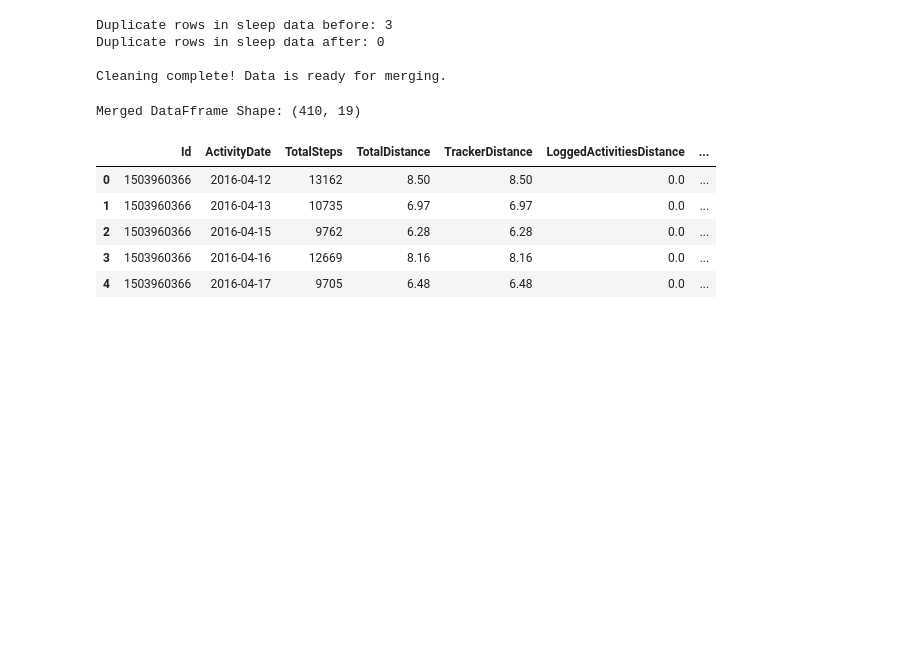
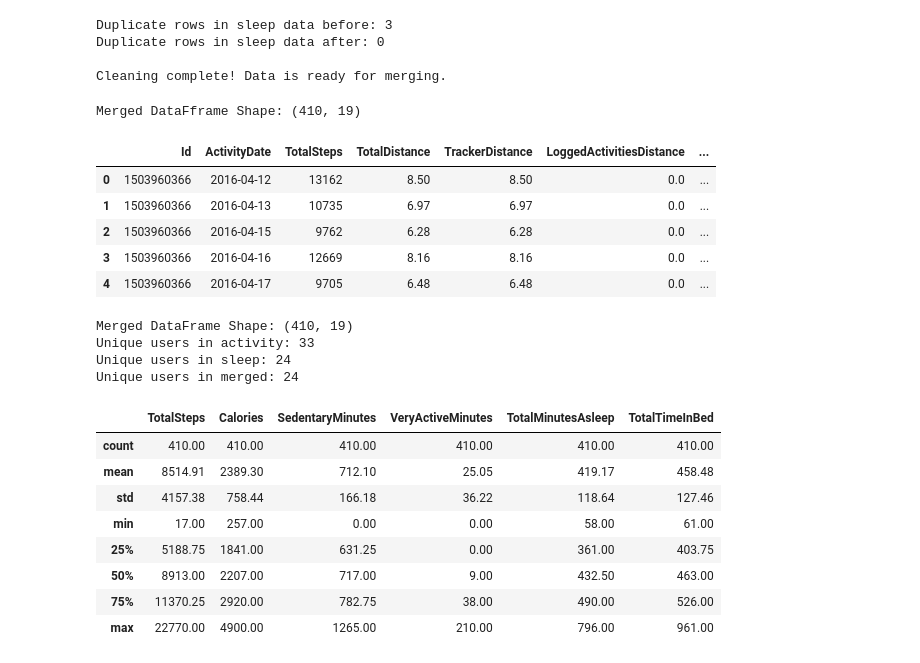
Before and after one commit to davidpauloo/bellabeat-data-analysis, a Jupyter notebook: notebooks/bellabeat_analysis.ipynb, the cells around one changed output. Drawn from its saved outputs; the diff is of its cells as text; code cells hidden in the pictures; blank space fills up the shorter version.

```diff
--- a/notebooks/bellabeat_analysis.ipynb
+++ b/notebooks/bellabeat_analysis.ipynb
@@ -51,3 +51,29 @@ Merged DataFframe Shape: (410, 19)
 | 2 | 1503960366 | 2016-04-15 | 9762 | 6.28 | 6.28 | 0.0 | ... |
 | 3 | 1503960366 | 2016-04-16 | 12669 | 8.16 | 8.16 | 0.0 | ... |
 | 4 | 1503960366 | 2016-04-17 | 9705 | 6.48 | 6.48 | 0.0 | ... |
+# %%
+# Merge datasets on 'Id' and 'ActivityDate'
+merged_df = pd.merge(activity_df, sleep_df, on=["Id", "ActivityDate"], how="inner")
+print("Merged DataFrame Shape:", merged_df.shape)
+
+# Checks unique user counts
+print("Unique users in activity:", activity_df["Id"].nunique())
+print("Unique users in sleep:", sleep_df["Id"].nunique())
+print("Unique users in merged:", merged_df["Id"].nunique())
+
+# Key summary statistics
+merged_df[["TotalSteps", "Calories", "SedentaryMinutes", "VeryActiveMinutes", "TotalMinutesAsleep", "TotalTimeInBed"]].describe().round(2)
+# %% [output]
+Merged DataFrame Shape: (410, 19)
+Unique users in activity: 33
+Unique users in sleep: 24
+Unique users in merged: 24
+|  | TotalSteps | Calories | SedentaryMinutes | VeryActiveMinutes | TotalMinutesAsleep | TotalTimeInBed |
+| count | 410.00 | 410.00 | 410.00 | 410.00 | 410.00 | 410.00 |
+| mean | 8514.91 | 2389.30 | 712.10 | 25.05 | 419.17 | 458.48 |
+| std | 4157.38 | 758.44 | 166.18 | 36.22 | 118.64 | 127.46 |
+| min | 17.00 | 257.00 | 0.00 | 0.00 | 58.00 | 61.00 |
+| 25% | 5188.75 | 1841.00 | 631.25 | 0.00 | 361.00 | 403.75 |
+| 50% | 8913.00 | 2207.00 | 717.00 | 9.00 | 432.50 | 463.00 |
+| 75% | 11370.25 | 2920.00 | 782.75 | 38.00 | 490.00 | 526.00 |
+| max | 22770.00 | 4900.00 | 1265.00 | 210.00 | 796.00 | 961.00 |
```
Also changed, not shown: parts of 3 cells of this notebook.
